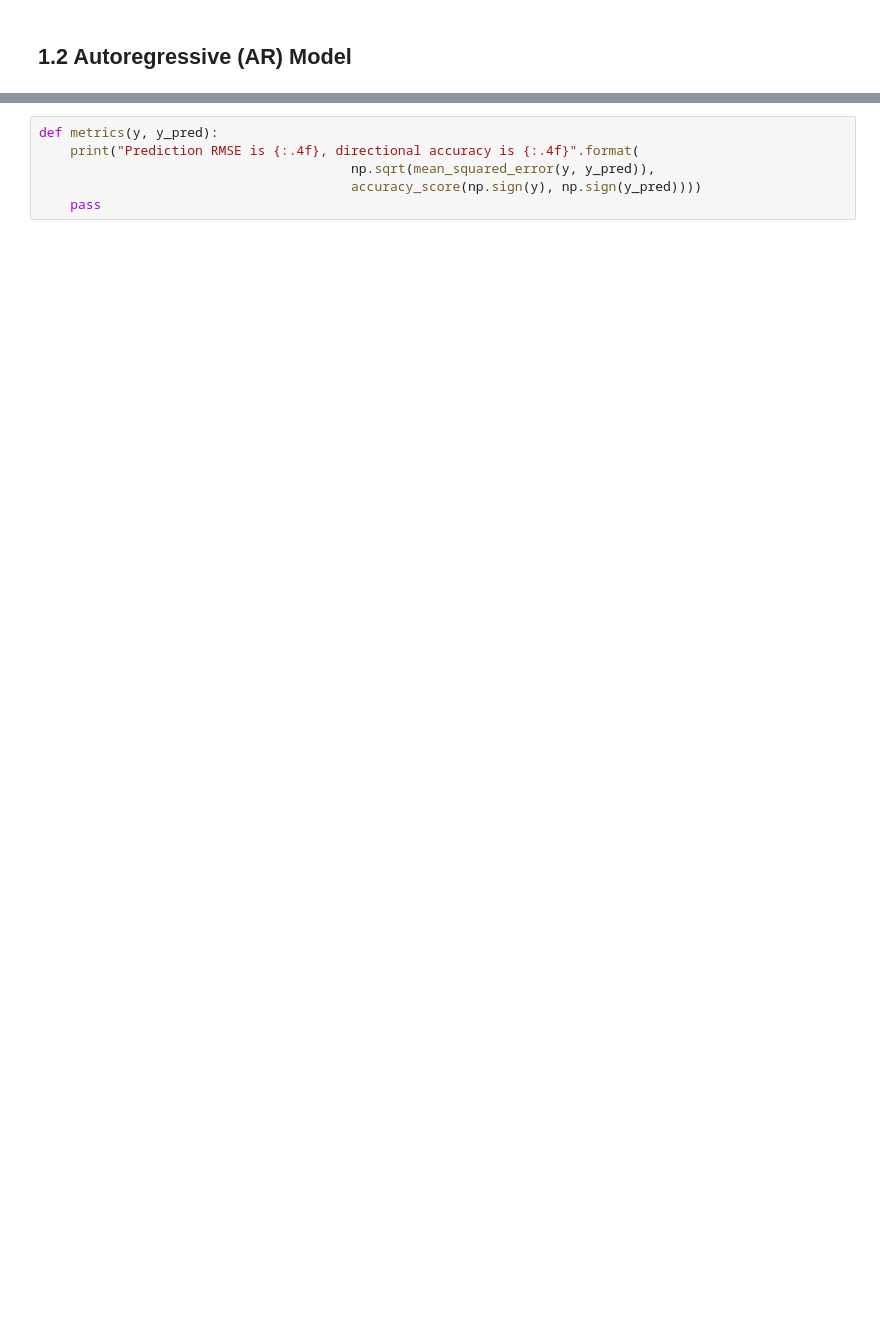
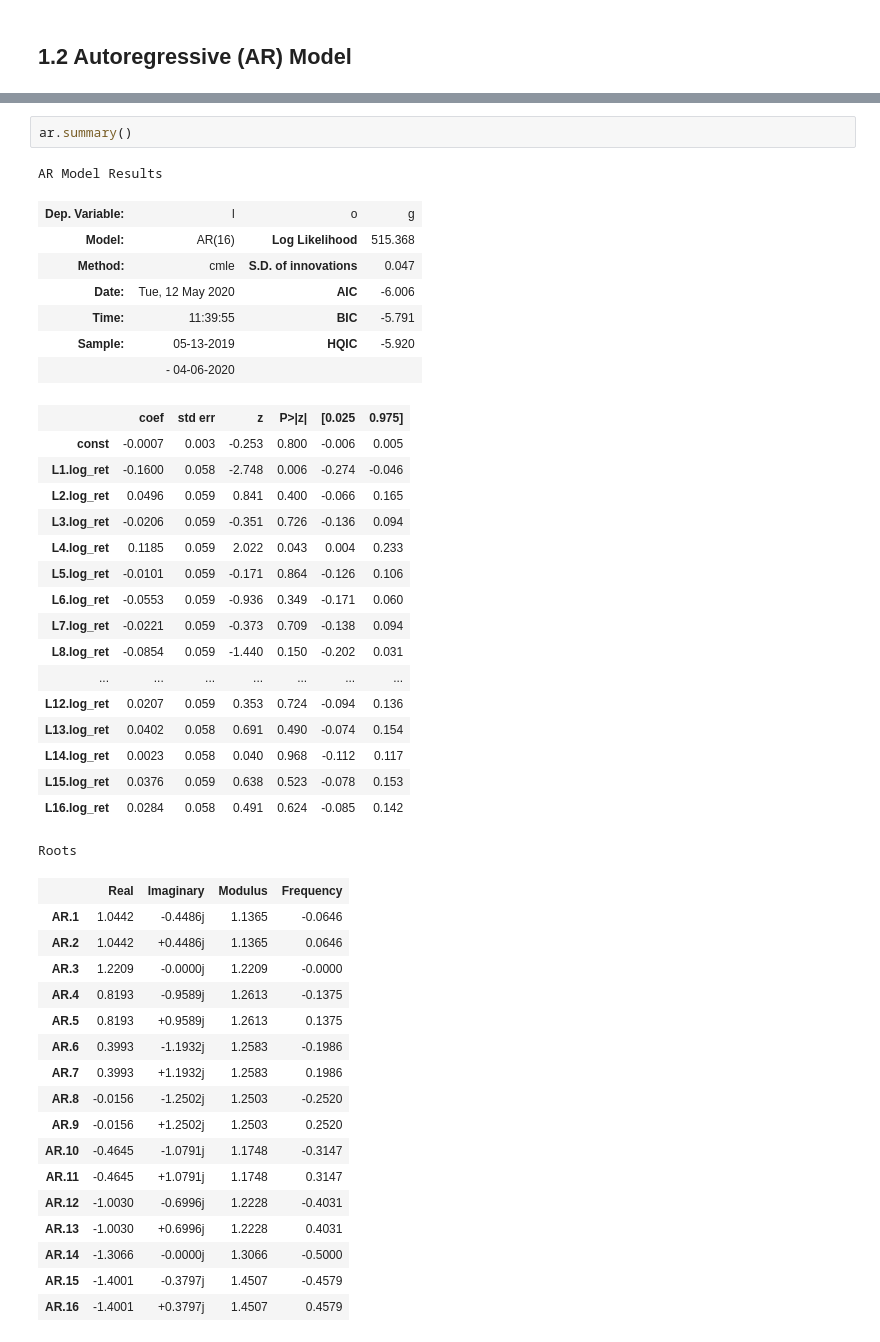
Before and after one commit to leehanchung/btc_dash, a Jupyter notebook: notebooks/02-arima-model.ipynb, the cells around one changed output, grey strips where cells are left out. Drawn from its saved outputs; the diff is of its cells as text; blank space fills up the shorter version.

```diff
--- a/notebooks/02-arima-model.ipynb
+++ b/notebooks/02-arima-model.ipynb
@@ -103,6 +94,45 @@ Prediction RMSE is 0.0427, directional accuracy is 0.5262
-# %%
-def metrics(y, y_pred):
-    print("Prediction RMSE is {:.4f}, directional accuracy is {:.4f}".format(
-                                        np.sqrt(mean_squared_error(y, y_pred)),
-                                        accuracy_score(np.sign(y), np.sign(y_pred))))
-    pass
+# %%
+ar.summary()
+# %% [output]
+AR Model Results
+| Dep. Variable: | l | o | g |
+| Model: | AR(16) | Log Likelihood | 515.368 |
+| Method: | cmle | S.D. of innovations | 0.047 |
+| Date: | Tue, 12 May 2020 | AIC | -6.006 |
+| Time: | 11:39:55 | BIC | -5.791 |
+| Sample: | 05-13-2019 | HQIC | -5.920 |
+|  | - 04-06-2020 |  |  |
+|  | coef | std err | z | P>|z| | [0.025 | 0.975] |
+| const | -0.0007 | 0.003 | -0.253 | 0.800 | -0.006 | 0.005 |
+| L1.log_ret | -0.1600 | 0.058 | -2.748 | 0.006 | -0.274 | -0.046 |
+| L2.log_ret | 0.0496 | 0.059 | 0.841 | 0.400 | -0.066 | 0.165 |
+| L3.log_ret | -0.0206 | 0.059 | -0.351 | 0.726 | -0.136 | 0.094 |
+| L4.log_ret | 0.1185 | 0.059 | 2.022 | 0.043 | 0.004 | 0.233 |
+| L5.log_ret | -0.0101 | 0.059 | -0.171 | 0.864 | -0.126 | 0.106 |
+| L6.log_ret | -0.0553 | 0.059 | -0.936 | 0.349 | -0.171 | 0.060 |
+| L7.log_ret | -0.0221 | 0.059 | -0.373 | 0.709 | -0.138 | 0.094 |
+| L8.log_ret | -0.0854 | 0.059 | -1.440 | 0.150 | -0.202 | 0.031 |
+| ... | ... | ... | ... | ... | ... | ... |
+| L12.log_ret | 0.0207 | 0.059 | 0.353 | 0.724 | -0.094 | 0.136 |
+| L13.log_ret | 0.0402 | 0.058 | 0.691 | 0.490 | -0.074 | 0.154 |
+| L14.log_ret | 0.0023 | 0.058 | 0.040 | 0.968 | -0.112 | 0.117 |
+| L15.log_ret | 0.0376 | 0.059 | 0.638 | 0.523 | -0.078 | 0.153 |
+| L16.log_ret | 0.0284 | 0.058 | 0.491 | 0.624 | -0.085 | 0.142 |
+Roots
+|  | Real | Imaginary | Modulus | Frequency |
+| AR.1 | 1.0442 | -0.4486j | 1.1365 | -0.0646 |
+| AR.2 | 1.0442 | +0.4486j | 1.1365 | 0.0646 |
+| AR.3 | 1.2209 | -0.0000j | 1.2209 | -0.0000 |
+| AR.4 | 0.8193 | -0.9589j | 1.2613 | -0.1375 |
+| AR.5 | 0.8193 | +0.9589j | 1.2613 | 0.1375 |
+| AR.6 | 0.3993 | -1.1932j | 1.2583 | -0.1986 |
+| AR.7 | 0.3993 | +1.1932j | 1.2583 | 0.1986 |
+| AR.8 | -0.0156 | -1.2502j | 1.2503 | -0.2520 |
+| AR.9 | -0.0156 | +1.2502j | 1.2503 | 0.2520 |
+| AR.10 | -0.4645 | -1.0791j | 1.1748 | -0.3147 |
+| AR.11 | -0.4645 | +1.0791j | 1.1748 | 0.3147 |
+| AR.12 | -1.0030 | -0.6996j | 1.2228 | -0.4031 |
+| AR.13 | -1.0030 | +0.6996j | 1.2228 | 0.4031 |
+| AR.14 | -1.3066 | -0.0000j | 1.3066 | -0.5000 |
+| AR.15 | -1.4001 | -0.3797j | 1.4507 | -0.4579 |
+| AR.16 | -1.4001 | +0.3797j | 1.4507 | 0.4579 |
```
Also changed, not shown: parts of 30 cells of this notebook, 8 other files.
